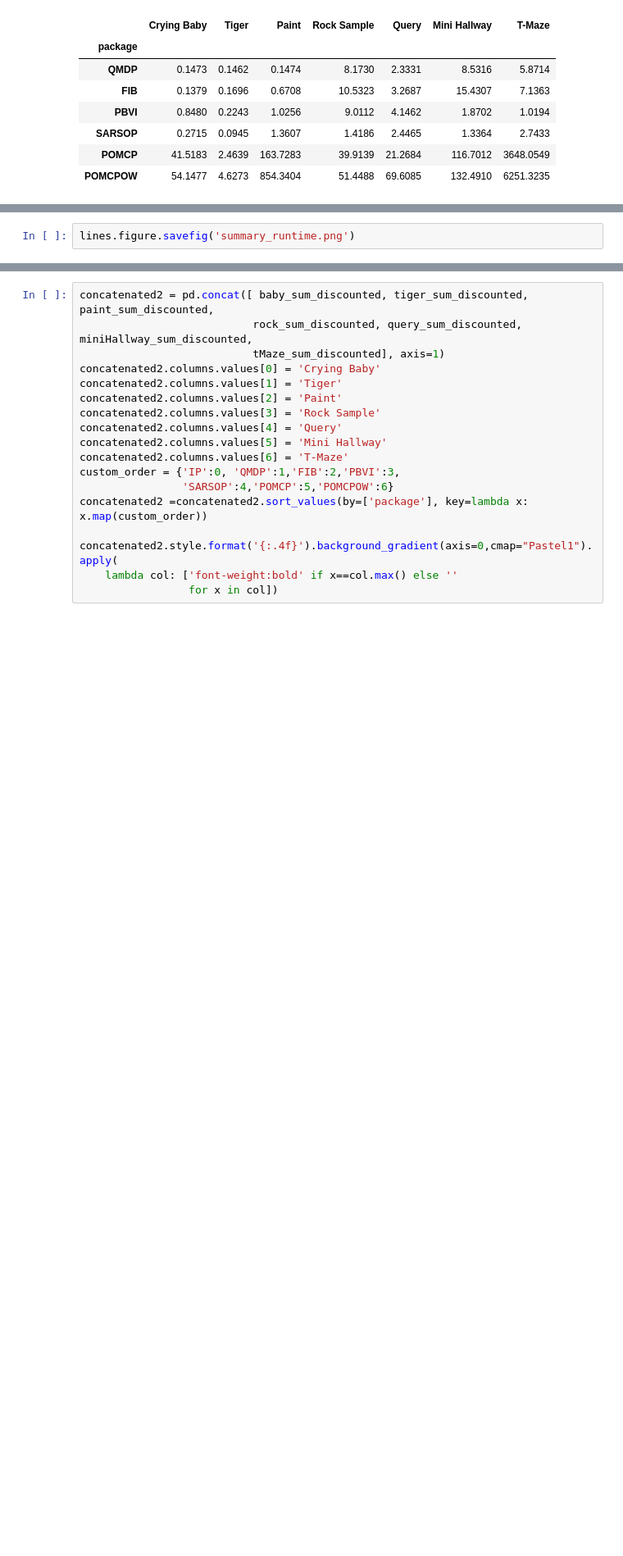
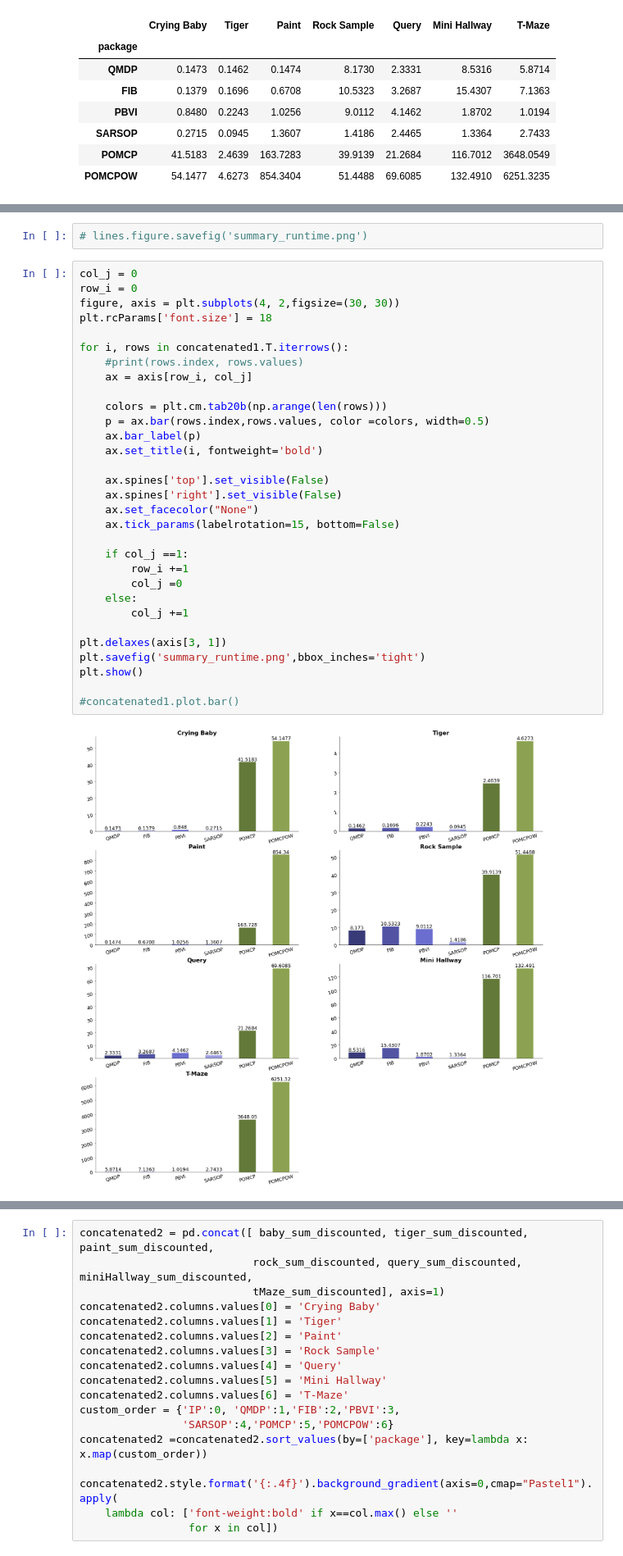
Before and after one commit to aliceyshu/8010_project, a Jupyter notebook: results/summary_results.ipynb, the cells around one changed output, grey strips where cells are left out. Shown at 82% size. Drawn from its saved outputs; the diff is of its cells as text; blank space fills up the shorter version.

Commit message:
update summary diagram

```diff
--- a/results/summary_results.ipynb
+++ b/results/summary_results.ipynb
@@ -416,3 +419,36 @@ lines = concatenated1.T.plot.line()
 # %%
-lines.figure.savefig('summary_runtime.png')
+# lines.figure.savefig('summary_runtime.png')
+# %%
+col_j = 0
+row_i = 0
+figure, axis = plt.subplots(4, 2,figsize=(30, 30))
+plt.rcParams['font.size'] = 18
+
+for i, rows in concatenated1.T.iterrows():
+    #print(rows.index, rows.values)
+    ax = axis[row_i, col_j]
+
+    colors = plt.cm.tab20b(np.arange(len(rows)))
+    p = ax.bar(rows.index,rows.values, color =colors, width=0.5)
+    ax.bar_label(p)
+    ax.set_title(i, fontweight='bold')
+
+    ax.spines['top'].set_visible(False)
+    ax.spines['right'].set_visible(False)
+    ax.set_facecolor("None")
+    ax.tick_params(labelrotation=15, bottom=False)
+
+    if col_j ==1:
+        row_i +=1
+        col_j =0
+    else:
+        col_j +=1
+
+plt.delaxes(axis[3, 1])
+plt.savefig('summary_runtime.png',bbox_inches='tight')
+plt.show()
+
+#concatenated1.plot.bar()
+# %% [output]
+[figure, added]
 # %% [markdown]
```
Also changed, not shown: parts of 8 cells of this notebook, 7 other files.
